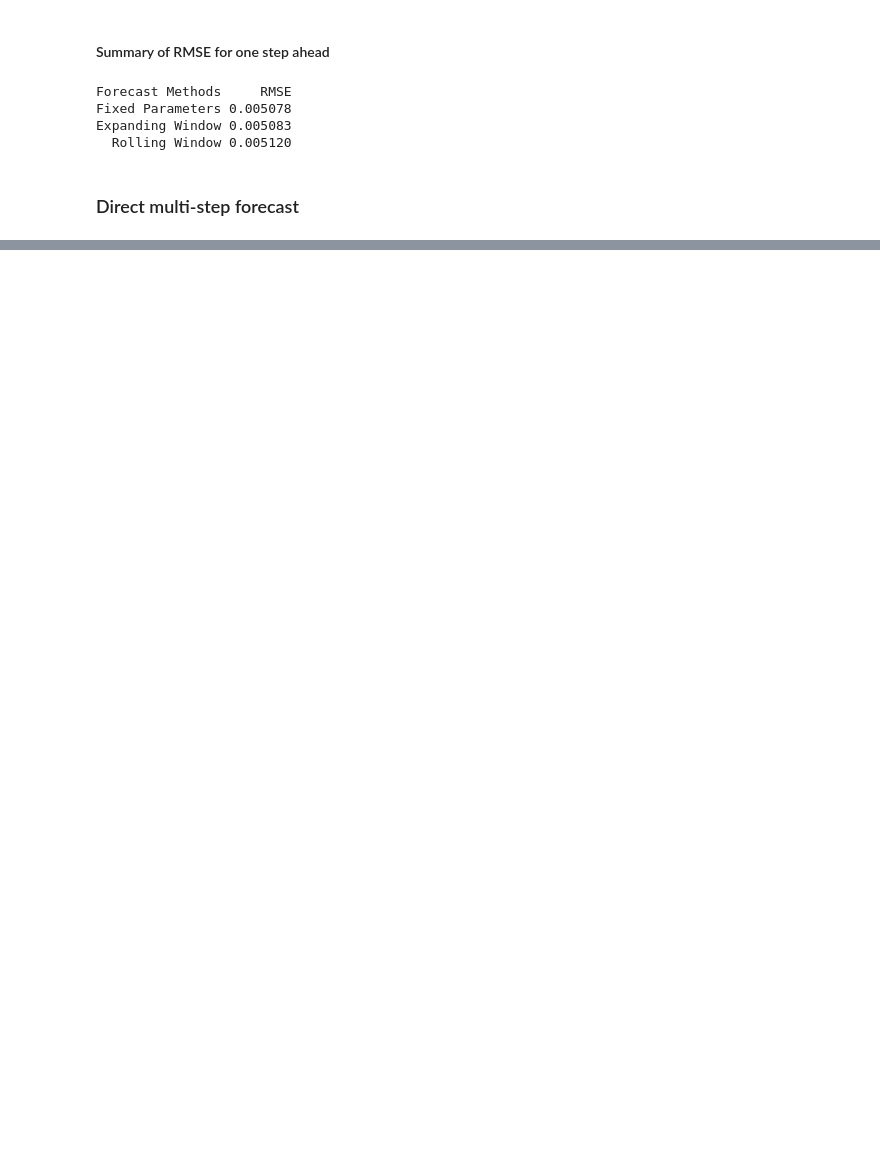
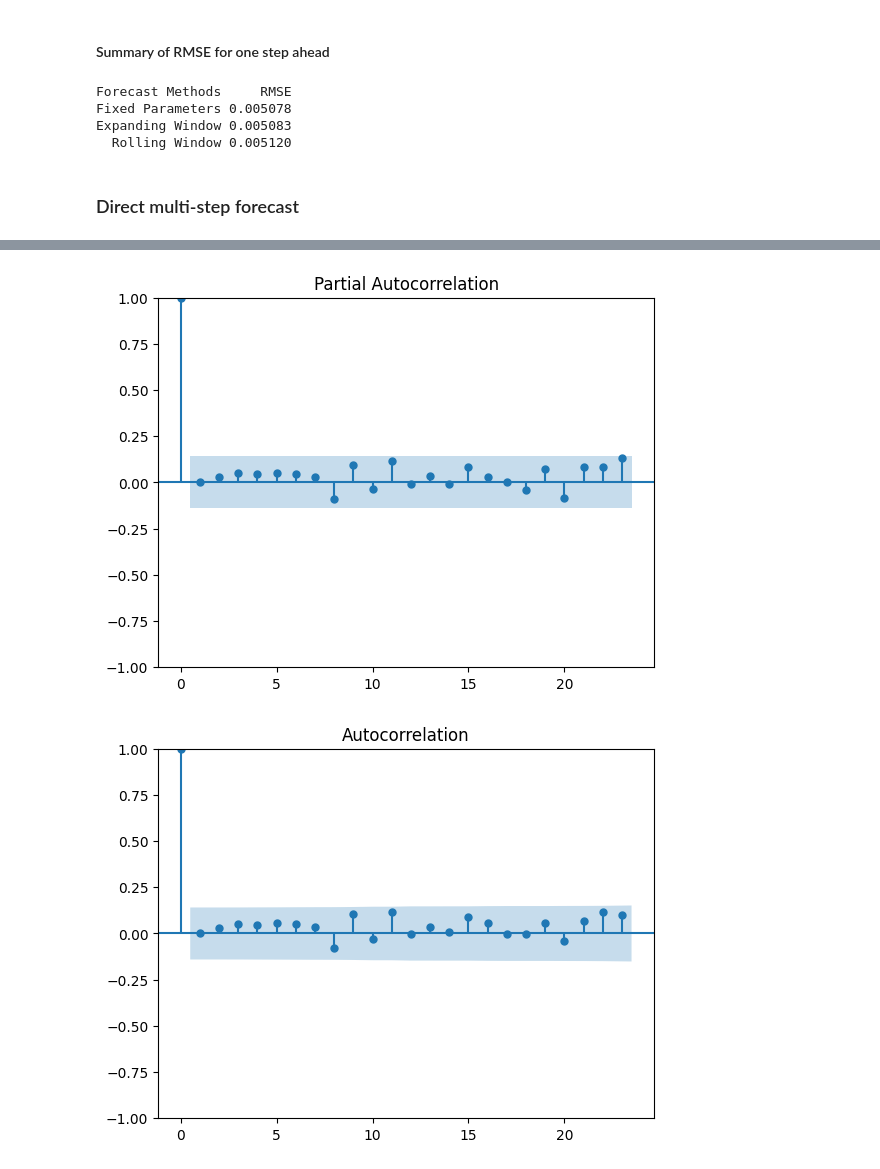
Before and after one commit to qh007/FYP, a Jupyter notebook: ARX.ipynb, the cells around one changed output, grey strips where cells are left out. Drawn from its saved outputs; the diff is of its cells as text; code cells hidden in the pictures; blank space fills up the shorter version.

```diff
--- a/ARX.ipynb
+++ b/ARX.ipynb
@@ -191,0 +247,7 @@ Expanding Window 0.005083
+# %%
+# for M7: Retail and Food Services Sale
+plot_acf(train.iloc[:,2]) #MA(1)
+plot_pacf(train.iloc[:,2]) #AR(1)
+# %% [output]
+[figure, added]
+[figure, added]
```
Also changed, not shown: parts of 23 cells of this notebook, 7 other files.
